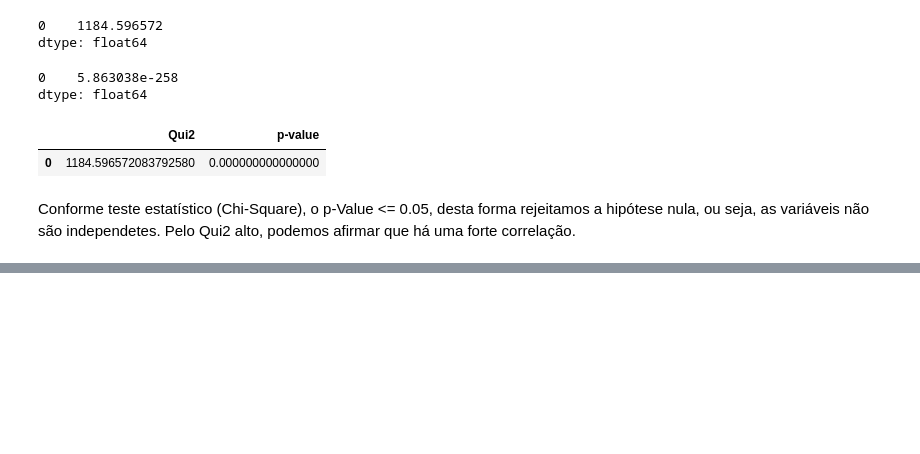
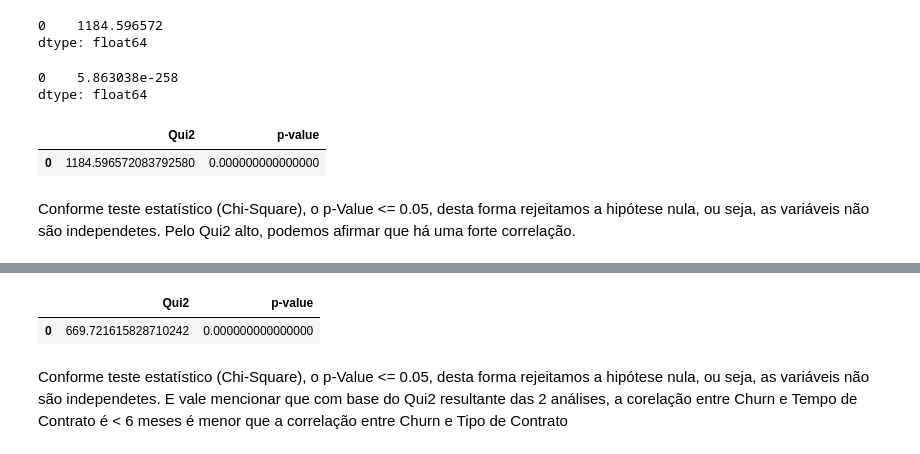
Before and after one commit to danilosalvador/IA_EDA, a Jupyter notebook: eda_churn.ipynb, the cells around one changed output, grey strips where cells are left out. Drawn from its saved outputs; the diff is of its cells as text; code cells hidden in the pictures; blank space fills up the shorter version.

```diff
--- a/eda_churn.ipynb
+++ b/eda_churn.ipynb
@@ -781,0 +836,8 @@ Conforme teste estatístico (Chi-Square), o p-Value <= 0.05, desta forma rejeita
+# %%
+# Analisar os resultados
+df_chi_scores_churn_tenure
+# %% [output]
+|  | Qui2 | p-value |
+| 0 | 669.721615828710242 | 0.000000000000000 |
+# %% [markdown]
+Conforme teste estatístico (Chi-Square), o p-Value <= 0.05, desta forma rejeitamos a hipótese nula, ou seja, as variáveis não são independetes. E vale mencionar que com base do Qui2 resultante das 2 análises, a corelação entre Churn e Tempo de Contrato é < 6 meses é menor que a correlação entre Churn e Tipo de Contrato
```
Also changed, not shown: parts of 15 cells of this notebook.
